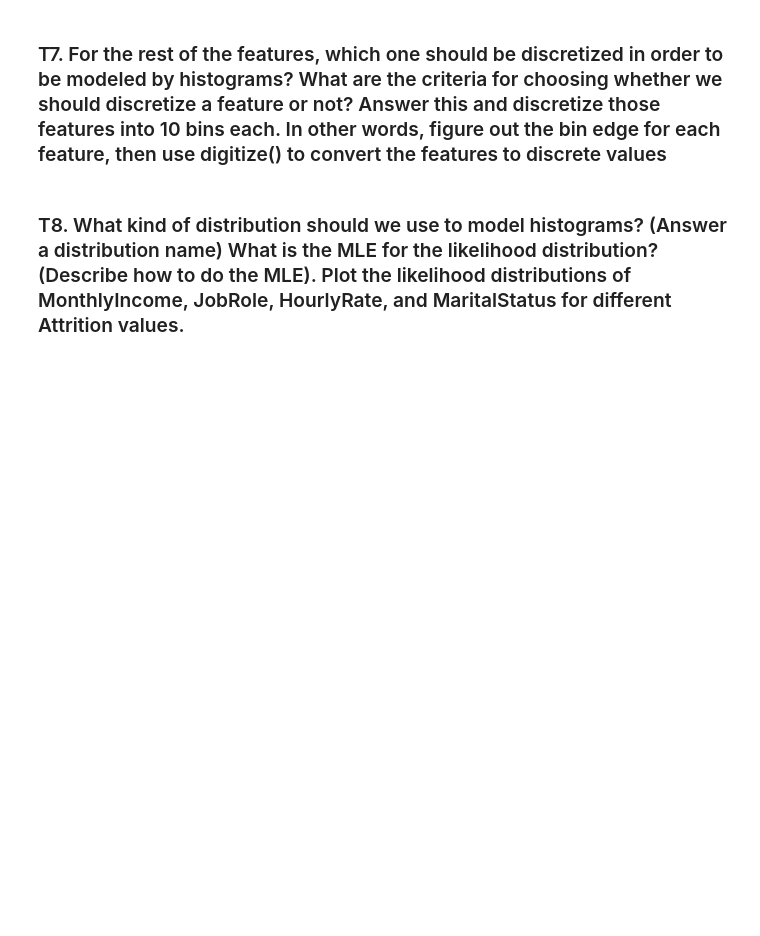
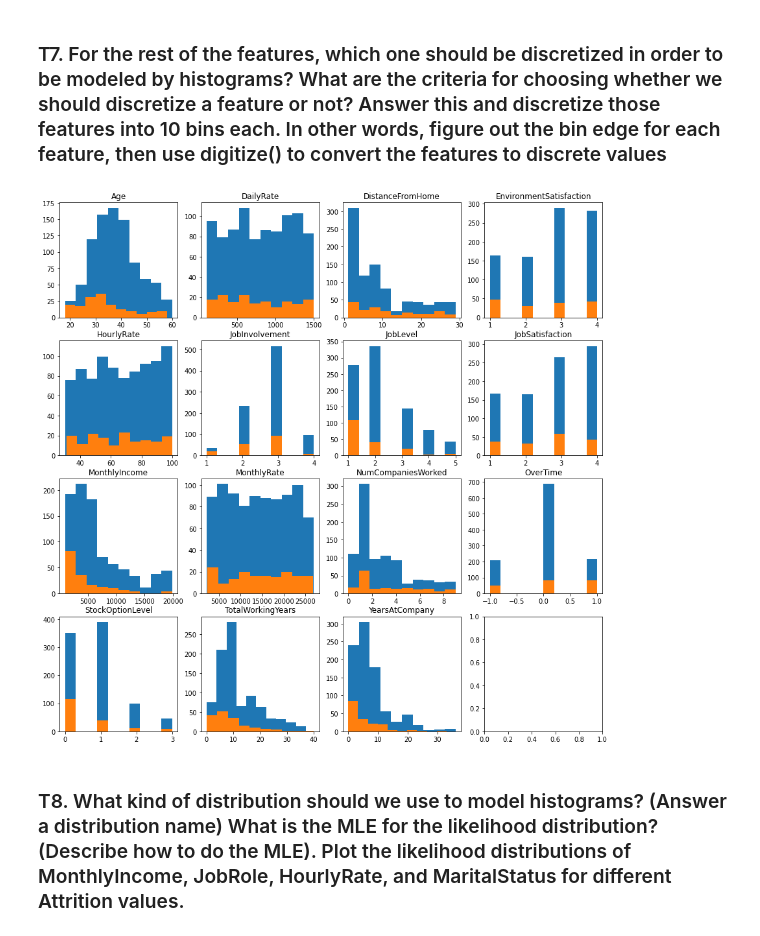
Before and after one commit to Bee0Theepob/Pattern, a Jupyter notebook: HW2/Pattern_HW2_student_2024.ipynb, the cells around one changed output. Cells and saved outputs as stored; diff of their text form; code cells hidden in the pictures; blank space fills up the shorter version.

```diff
--- a/HW2/Pattern_HW2_student_2024.ipynb
+++ b/HW2/Pattern_HW2_student_2024.ipynb
@@ -136,5 +136,26 @@ bin = 100
 --------------------------------------------------------------------------------
 # %% [markdown]
 ### T7. For the rest of the features, which one should be discretized in order to be modeled by histograms? What are the criteria for choosing whether we should discretize a feature or not? Answer this and discretize those features into 10 bins each. In other words, figure out the bin edge for each feature, then use digitize() to convert the features to discrete values
+# %%
+def display_histogram2(df, col_name, cls, n_bin = 40):
+ df_col_no_nan = df[~np.isnan(df[col])]
+ cls.hist(df_col_no_nan[col_name], bins=n_bin)
+ cls.set_title(col_name)
+
+selected = ["Age", "DailyRate", "DistanceFromHome", "EnvironmentSatisfaction", "HourlyRate",
+ "JobInvolvement", "JobLevel", "JobSatisfaction", "MonthlyIncome", "MonthlyRate",
+ "NumCompaniesWorked", "OverTime", "StockOptionLevel", "TotalWorkingYears", "YearsAtCompany"]
+
+train, test = train_test_split(df, train_size=0.9, stratify=df["Attrition"])
+train_stay = train.loc[train["Attrition"] == 0.0].copy()
+train_leave = train.loc[train["Attrition"] == 1.0].copy()
+fig, ax = plt.subplots(4, 4, figsize=(15, 15))
+for i in range(4):
+ for j in range(4):
+    if (4 * i + j >= len(selected)): break
+    display_histogram2(train_stay, selected[4 * i + j], ax[i, j], 10)
+    display_histogram2(train_leave, selected[4 * i + j], ax[i, j], 10)
+# %% [output]
+[figure, added]
 # %% [markdown]
 ### T8. What kind of distribution should we use to model histograms? (Answer a distribution name) What is the MLE for the likelihood distribution? (Describe how to do the MLE). Plot the likelihood distributions of MonthlyIncome, JobRole, HourlyRate, and MaritalStatus for different Attrition values.
```
Also changed, not shown: parts of 6 cells of this notebook, 9 other files.
